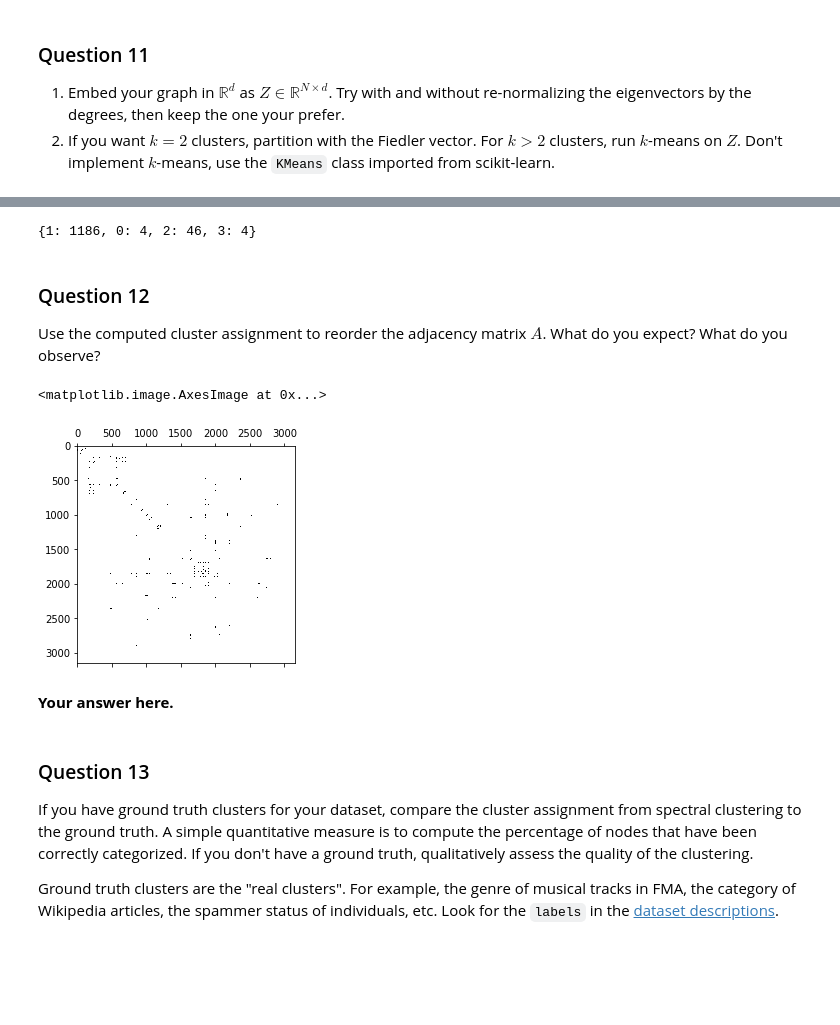
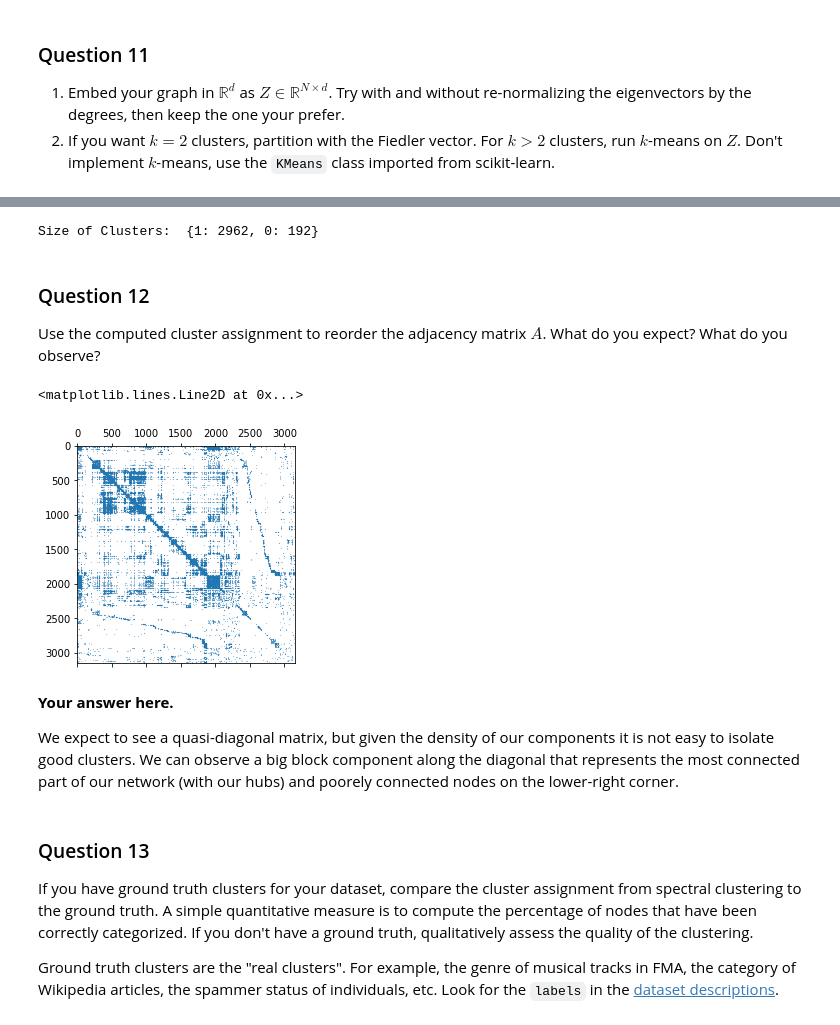
Before and after one commit to rusucosmin/ntp, a Jupyter notebook: 3_spectral_graph_theory.ipynb, the cells around one changed output, grey strips where cells are left out. Saved outputs shown, nothing was run; the diff lists cells and outputs as text; code cells hidden in the pictures; blank space fills up the shorter version.

```diff
--- a/3_spectral_graph_theory.ipynb
+++ b/3_spectral_graph_theory.ipynb
@@ -58,10 +58,12 @@ def compute_laplacian(adjacency):
     """Computes the laplacian given the adjacency matrix"""
     degrees = adjacency.sum(axis=1)
     D = np.diag(degrees)
+    D_inv_sqrt = scipy.sparse.csc_matrix(np.diag(1 / (np.sqrt(degrees))))
+
 
     laplacian_combinatorial =  scipy.sparse.csr_matrix(D - adjacency) #is this in the correct format?
     #Compute D^-1/2
-    D_inv_sqrt = scipy.sparse.csc_matrix.sqrt(scipy.sparse.linalg.inv(scipy.sparse.csc_matrix(D)))
+    #D_inv_sqrt = scipy.sparse.csc_matrix.sqrt(scipy.sparse.linalg.inv(scipy.sparse.csc_matrix(D)))
     laplacian_normalized =  scipy.sparse.csr_matrix.dot(D_inv_sqrt, scipy.sparse.csr_matrix.dot(laplacian_combinatorial, D_inv_sqrt))
     return laplacian_normalized, laplacian_combinatorial, D_inv_sqrt
 
@@ -307,8 +282,16 @@ while flag:
 # %%
+#Biggest Component adjacency matrix
+biggest_component = adjacency[mask_largest_component > 0][:, mask_largest_component > 0]
+
 #Compute laplacian and eigendecomposition of the filtered graph
-laplacian_normalized_filtered, laplacian_combinatorial_filtered, D_inv_sqrt_filtered = compute_laplacian(
-   filtered_biggest_component)
+laplacian_normalized_filtered, laplacian_combinatorial_filtered, D_inv_sqrt_filtered = compute_laplacian( biggest_component)
 filter_eigen_val, filter_eigen_vec = np.linalg.eigh(laplacian_normalized_filtered.toarray())
-plt.scatter(D_inv_sqrt_filtered @ filter_eigen_vec[:,0], D_inv_sqrt_filtered @filter_eigen_vec[:,1], alpha=0.5)
+
+indexes_sorted = np.argsort(filter_eigen_val)
+filter_eigen_val = np.sort(filter_eigen_val)
+filter_eigen_vec = filter_eigen_vec[:,indexes_sorted]
+
+
+plt.scatter(filter_eigen_vec[:,0],filter_eigen_vec[:,1], alpha=0.5)
 # %% [output]
 <matplotlib.collections.PathCollection at 0x...>
@@ -342,3 +314,6 @@ SyntaxError: invalid syntax (<ipython-input-88-54bb7e8da328>, line 7)
+# %%
+#We want 2 clusters, so we use the Fiedler Vector
+labels = np.where(filter_eigen_vec[:,1] > 0, 1, 0)
 # %%
 #checking how many nodes are in each cluster
 d = {}
@@ -347,9 +322,9 @@ for label in labels:
         d[label] = 1
     else :
         d[label] += 1
-d
+print("Size of Clusters: ", d)
 # %% [output]
-{1: 1186, 0: 4, 2: 46, 3: 4}
+Size of Clusters:  {1: 2962, 0: 192}
 # %% [markdown]
 ### Question 12
 
@@ -363,12 +338,14 @@ L.sort()
 # %%
 reorder = [i for l, i in L]
 # %%
-plt.spy(adjacency[reorder][:, reorder])
+plt.spy(adjacency[reorder][:, reorder], markersize=0.1)
 # %% [output]
-<matplotlib.image.AxesImage at 0x...>
+<matplotlib.lines.Line2D at 0x...>
-[figure, old version]
+[figure, new version]
-# %% [markdown]
-**Your answer here.**
+# %% [markdown]
+**Your answer here.**
+
+We expect to see a quasi-diagonal matrix, but given the density of our components it is not easy to isolate good clusters. We can observe a big block component along the diagonal that represents the most connected part of our network (with our hubs) and poorely connected nodes on the lower-right corner.
 # %% [markdown]
 ### Question 13
 
```
Also changed, not shown: parts of 33 cells of this notebook, 4 other files.
